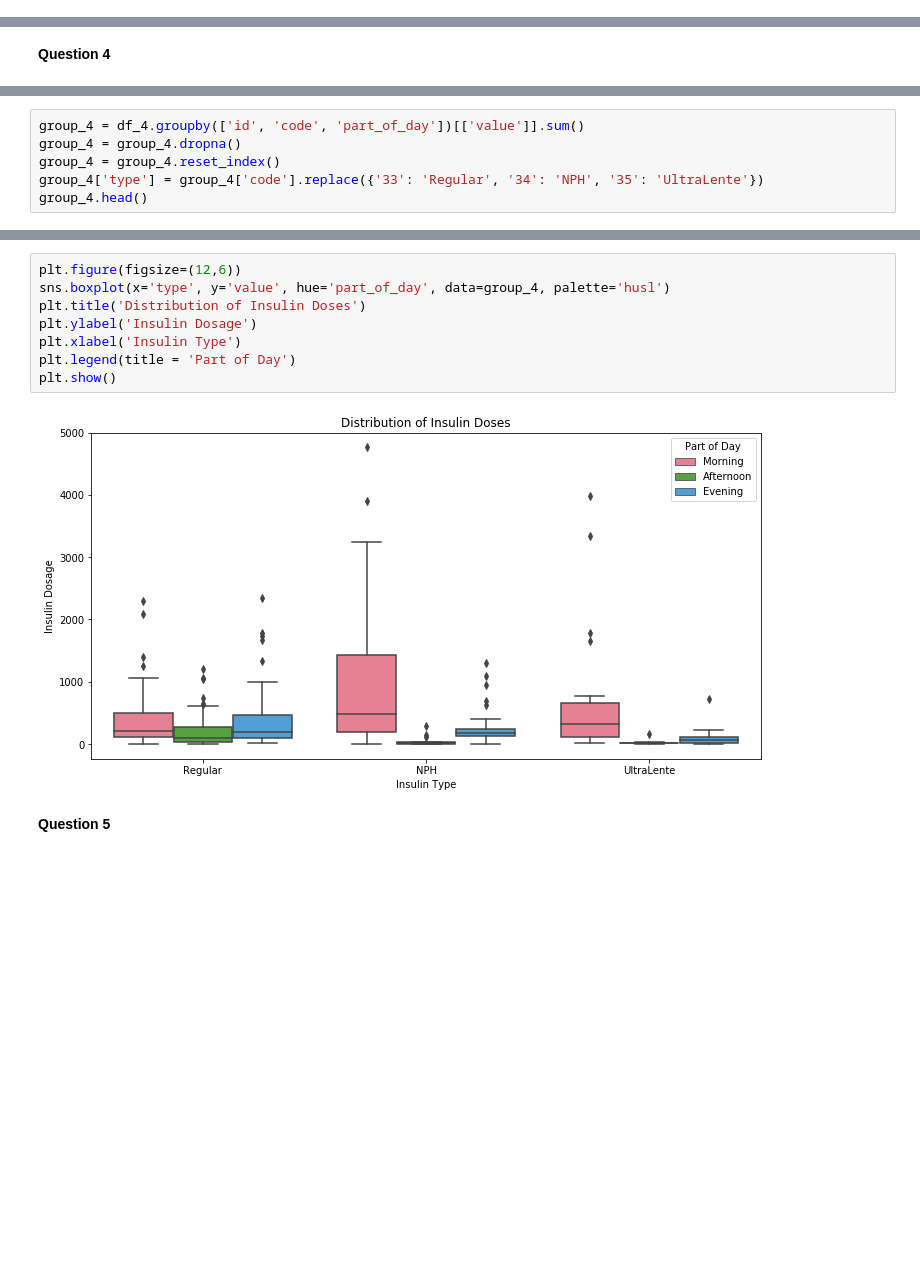
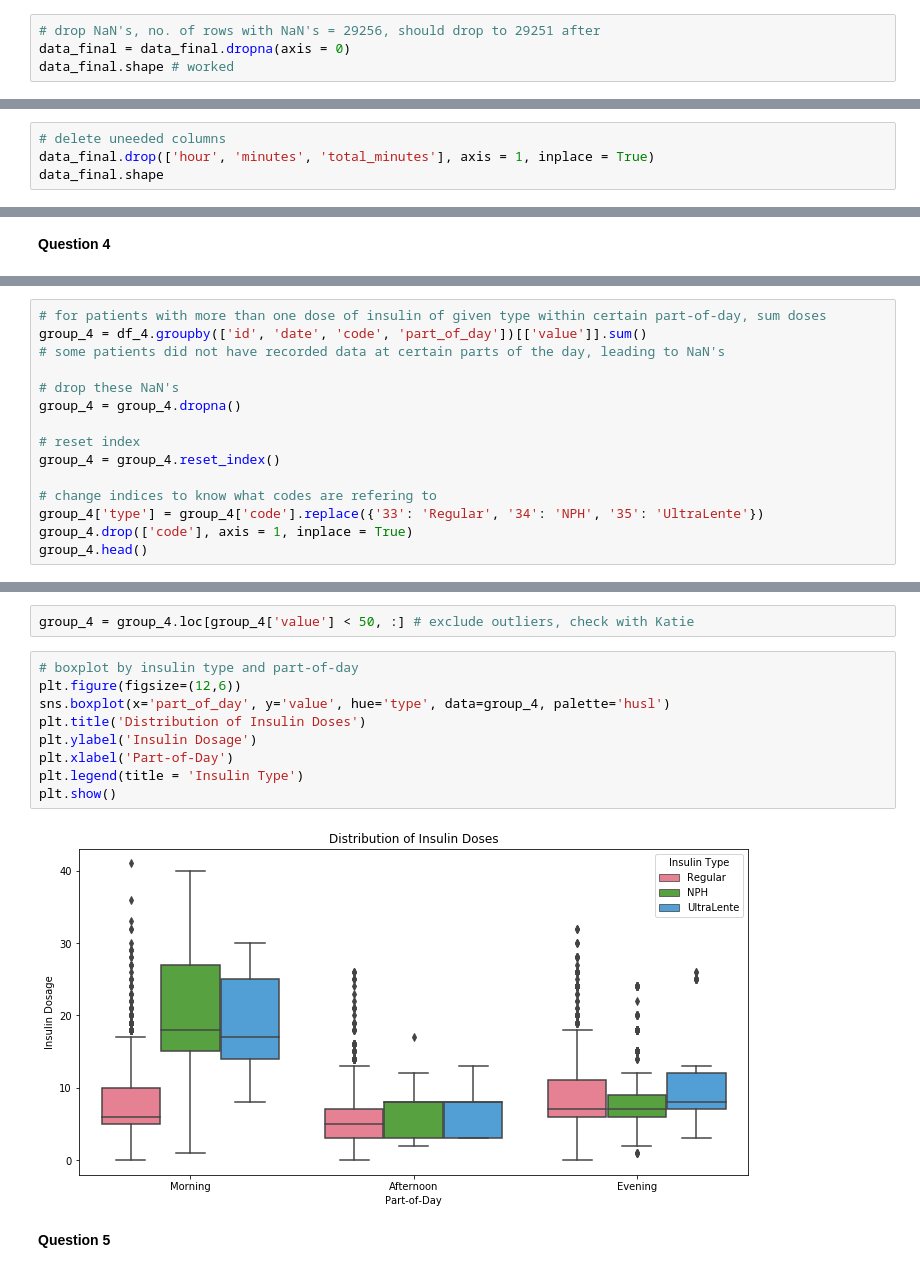
Before and after one commit to piperwilliams/BIOS6640, a Jupyter notebook: PythonProject/Code/BIOS 6640-Python Project.ipynb, the cells around one changed output, grey strips where cells are left out. Drawn from its saved outputs; the diff is of its cells as text; blank space fills up the shorter version.

```diff
--- a/PythonProject/Code/BIOS 6640-Python Project.ipynb
+++ b/PythonProject/Code/BIOS 6640-Python Project.ipynb
@@ -85,0 +105,4 @@ data_final.head()
+# %%
+# drop NaN's, no. of rows with NaN's = 29256, should drop to 29251 after
+data_final = data_final.dropna(axis = 0)
+data_final.shape # worked
@@ -96,0 +122,4 @@ data_final.head()
+# %%
+# delete uneeded columns
+data_final.drop(['hour', 'minutes', 'total_minutes'], axis = 1, inplace = True)
+data_final.shape
@@ -190,7 +242,16 @@ df_4.head()
 # %%
-group_4 = df_4.groupby(['id', 'code', 'part_of_day'])[['value']].sum()
+# for patients with more than one dose of insulin of given type within certain part-of-day, sum doses
+group_4 = df_4.groupby(['id', 'date', 'code', 'part_of_day'])[['value']].sum()
+# some patients did not have recorded data at certain parts of the day, leading to NaN's
+
+# drop these NaN's
 group_4 = group_4.dropna()
+
+# reset index
 group_4 = group_4.reset_index()
+
+# change indices to know what codes are refering to
 group_4['type'] = group_4['code'].replace({'33': 'Regular', '34': 'NPH', '35': 'UltraLente'})
+group_4.drop(['code'], axis = 1, inplace = True)
 group_4.head()
 # %% [output]
@@ -203,13 +264,16 @@ group_4.head()
+# %%
+group_4 = group_4.loc[group_4['value'] < 50, :] # exclude outliers, check with Katie
 # %%
+# boxplot by insulin type and part-of-day
 plt.figure(figsize=(12,6))
-sns.boxplot(x='type', y='value', hue='part_of_day', data=group_4, palette='husl')
+sns.boxplot(x='part_of_day', y='value', hue='type', data=group_4, palette='husl')
 plt.title('Distribution of Insulin Doses')
 plt.ylabel('Insulin Dosage')
-plt.xlabel('Insulin Type')
-plt.legend(title = 'Part of Day')
+plt.xlabel('Part-of-Day')
+plt.legend(title = 'Insulin Type')
 plt.show()
 # %% [output]
-[figure, old version]
+[figure, new version]
 # %% [markdown]
 **Question 5**
 # %%
```
Also changed, not shown: parts of 28 cells of this notebook, 1 other file.
